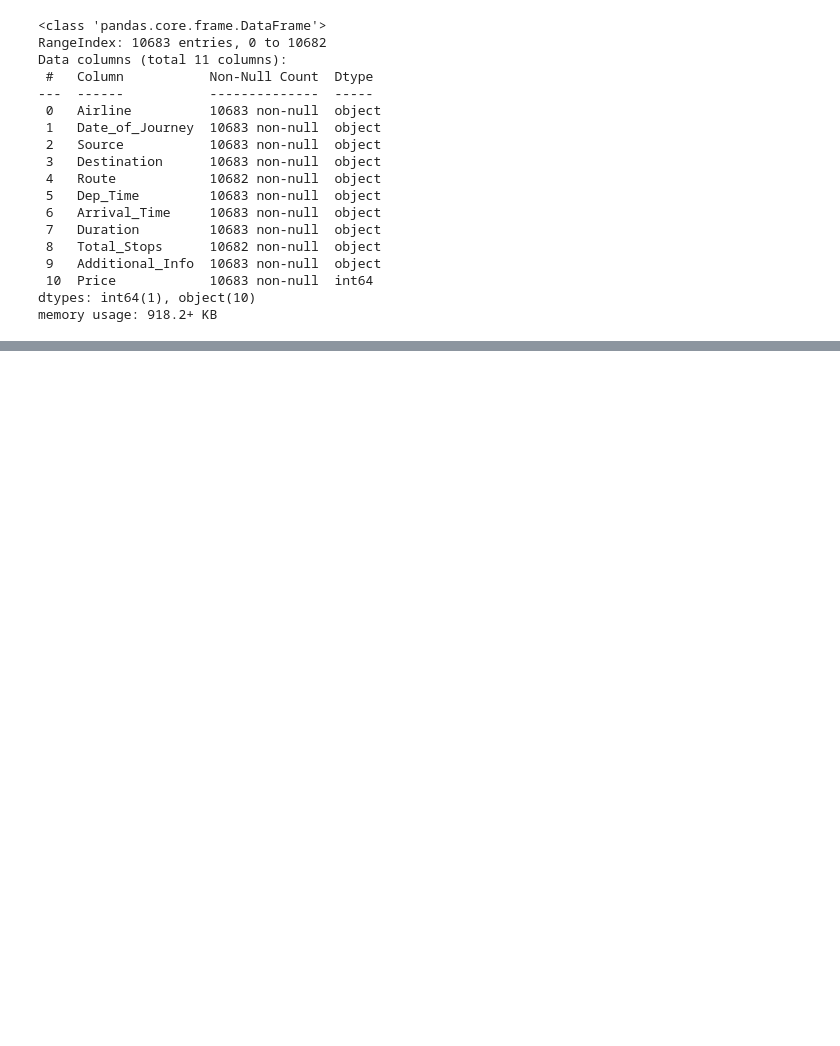
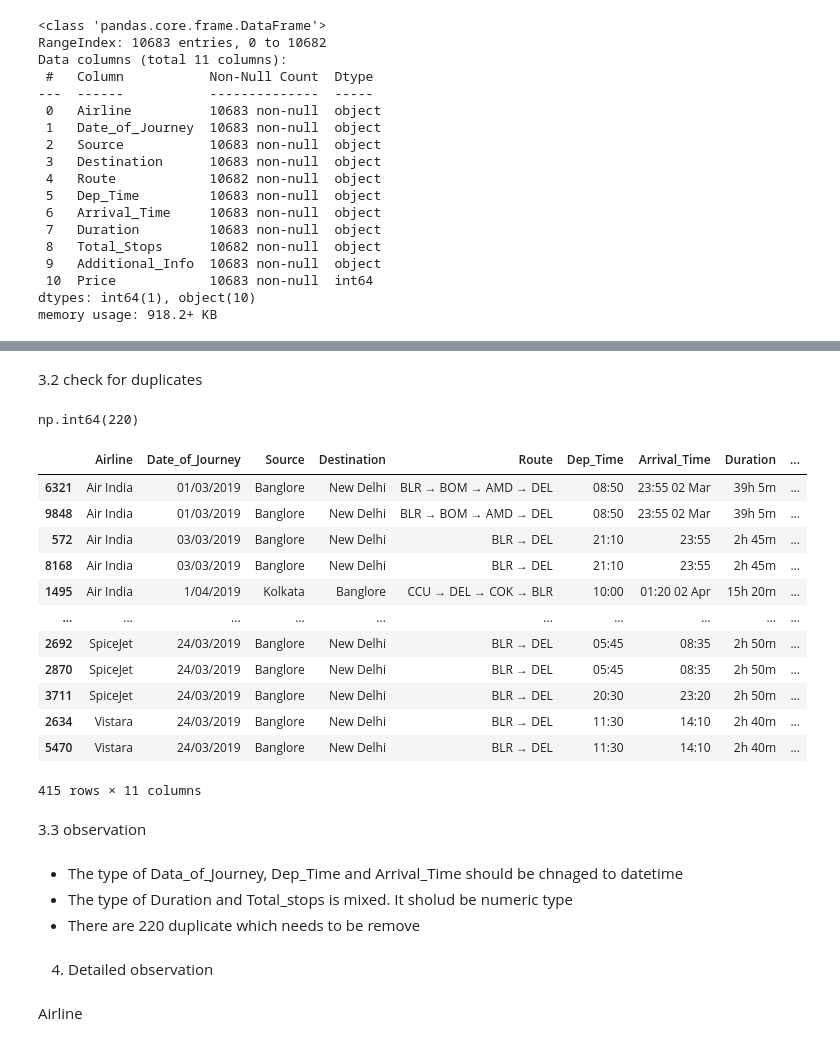
Before and after one commit to santoshraiii/flight_price_prediction_using_sagemaker, a Jupyter notebook: notebook/data-cleaning.ipynb, the cells around one changed output, grey strips where cells are left out. Cells and saved outputs as stored; diff of their text form; code cells hidden in the pictures; blank space fills up the shorter version.

Commit message:
updating data-cleaning notebook

```diff
--- a/notebook/data-cleaning.ipynb
+++ b/notebook/data-cleaning.ipynb
@@ -73,0 +92,36 @@ memory usage: 918.2+ KB
+# %% [markdown]
+3.2 check for duplicates
+# %%
+flights.duplicated().sum()
+# %% [output]
+np.int64(220)
+# %%
+(
+    flights
+    .loc[flights.duplicated(keep=False)]
+    .sort_values(["Airline"	,"Date_of_Journey"	,"Source"	,"Destination"])
+)
+# %% [output]
+|  | Airline | Date_of_Journey | Source | Destination | Route | Dep_Time | Arrival_Time | Duration | ... |
+| 6321 | Air India | 01/03/2019 | Banglore | New Delhi | BLR → BOM → AMD → DEL | 08:50 | 23:55 02 Mar | 39h 5m | ... |
+| 9848 | Air India | 01/03/2019 | Banglore | New Delhi | BLR → BOM → AMD → DEL | 08:50 | 23:55 02 Mar | 39h 5m | ... |
+| 572 | Air India | 03/03/2019 | Banglore | New Delhi | BLR → DEL | 21:10 | 23:55 | 2h 45m | ... |
+| 8168 | Air India | 03/03/2019 | Banglore | New Delhi | BLR → DEL | 21:10 | 23:55 | 2h 45m | ... |
+| 1495 | Air India | 1/04/2019 | Kolkata | Banglore | CCU → DEL → COK → BLR | 10:00 | 01:20 02 Apr | 15h 20m | ... |
+| ... | ... | ... | ... | ... | ... | ... | ... | ... | ... |
+| 2692 | SpiceJet | 24/03/2019 | Banglore | New Delhi | BLR → DEL | 05:45 | 08:35 | 2h 50m | ... |
+| 2870 | SpiceJet | 24/03/2019 | Banglore | New Delhi | BLR → DEL | 05:45 | 08:35 | 2h 50m | ... |
+| 3711 | SpiceJet | 24/03/2019 | Banglore | New Delhi | BLR → DEL | 20:30 | 23:20 | 2h 50m | ... |
+| 2634 | Vistara | 24/03/2019 | Banglore | New Delhi | BLR → DEL | 11:30 | 14:10 | 2h 40m | ... |
+| 5470 | Vistara | 24/03/2019 | Banglore | New Delhi | BLR → DEL | 11:30 | 14:10 | 2h 40m | ... |
+415 rows × 11 columns
+# %% [markdown]
+3.3 observation
+# %% [markdown]
+- The type of Data_of_Journey, Dep_Time and Arrival_Time should be chnaged to datetime
+- The type of Duration and Total_stops is mixed. It sholud be numeric type
+- There are 220 duplicate which needs to be remove
+# %% [markdown]
+4. Detailed observation
+# %% [markdown]
+Airline
```
Also changed, not shown: parts of 49 cells of this notebook, 3 other files.
